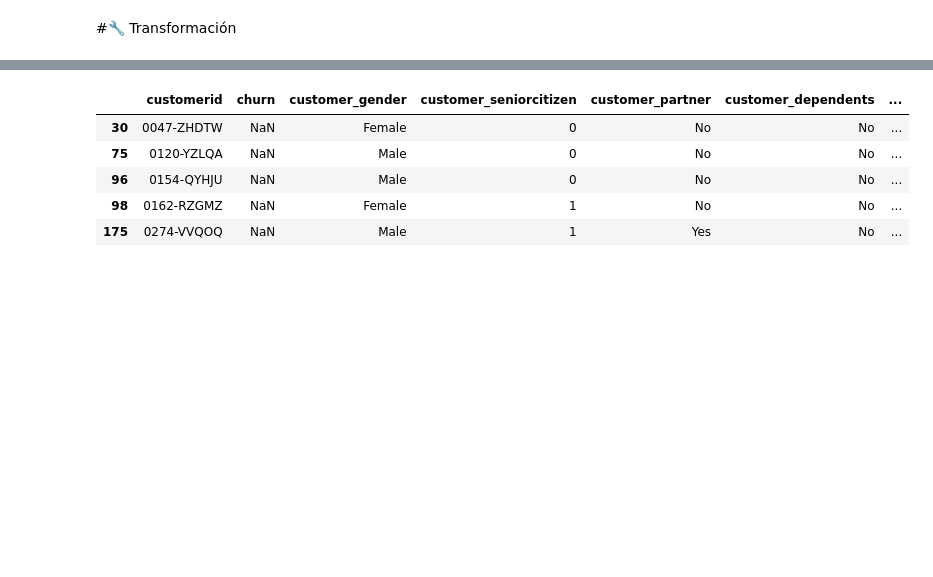
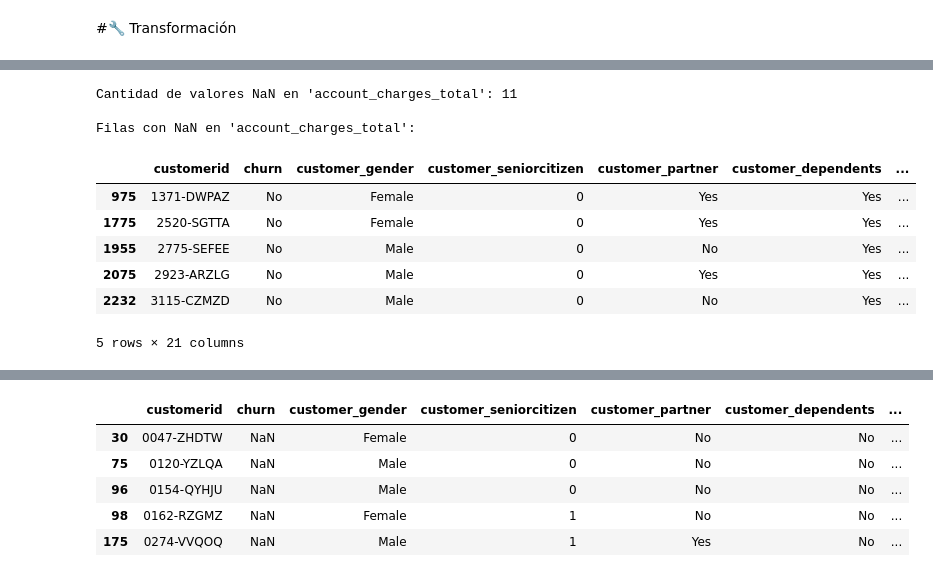
Before and after one commit to Gaby46Pe/challenge2-data-science-LATAM-gap, a Jupyter notebook: TelecomX_LATAM.ipynb, the cells around one changed output, grey strips where cells are left out. Drawn from its saved outputs; the diff is of its cells as text; code cells hidden in the pictures; blank space fills up the shorter version.

```diff
--- a/TelecomX_LATAM.ipynb
+++ b/TelecomX_LATAM.ipynb
@@ -84,0 +138,22 @@ array(['Yes', 'No'], dtype=object)
+# %%
+# Verificar la cantidad de valores NaN en 'account_charges_total'
+nan_count = df_normalized['account_charges_total'].isna().sum()
+print(f"Cantidad de valores NaN en 'account_charges_total': {nan_count}")
+
+# Mostrar las filas con NaN en 'account_charges_total' (si existen)
+if nan_count > 0:
+    print("\nFilas con NaN en 'account_charges_total':")
+    display(df_normalized[df_normalized['account_charges_total'].isna()].head())
+else:
+    print("No hay valores NaN en 'account_charges_total'.")
+# %% [output]
+Cantidad de valores NaN en 'account_charges_total': 11
+
+Filas con NaN en 'account_charges_total':
+|  | customerid | churn | customer_gender | customer_seniorcitizen | customer_partner | customer_dependents | ... |
+| 975 | 1371-DWPAZ | No | Female | 0 | Yes | Yes | ... |
+| 1775 | 2520-SGTTA | No | Female | 0 | Yes | Yes | ... |
+| 1955 | 2775-SEFEE | No | Male | 0 | No | Yes | ... |
+| 2075 | 2923-ARZLG | No | Male | 0 | Yes | Yes | ... |
+| 2232 | 3115-CZMZD | No | Male | 0 | No | Yes | ... |
+5 rows × 21 columns
```
Also changed, not shown: parts of 54 cells of this notebook.
